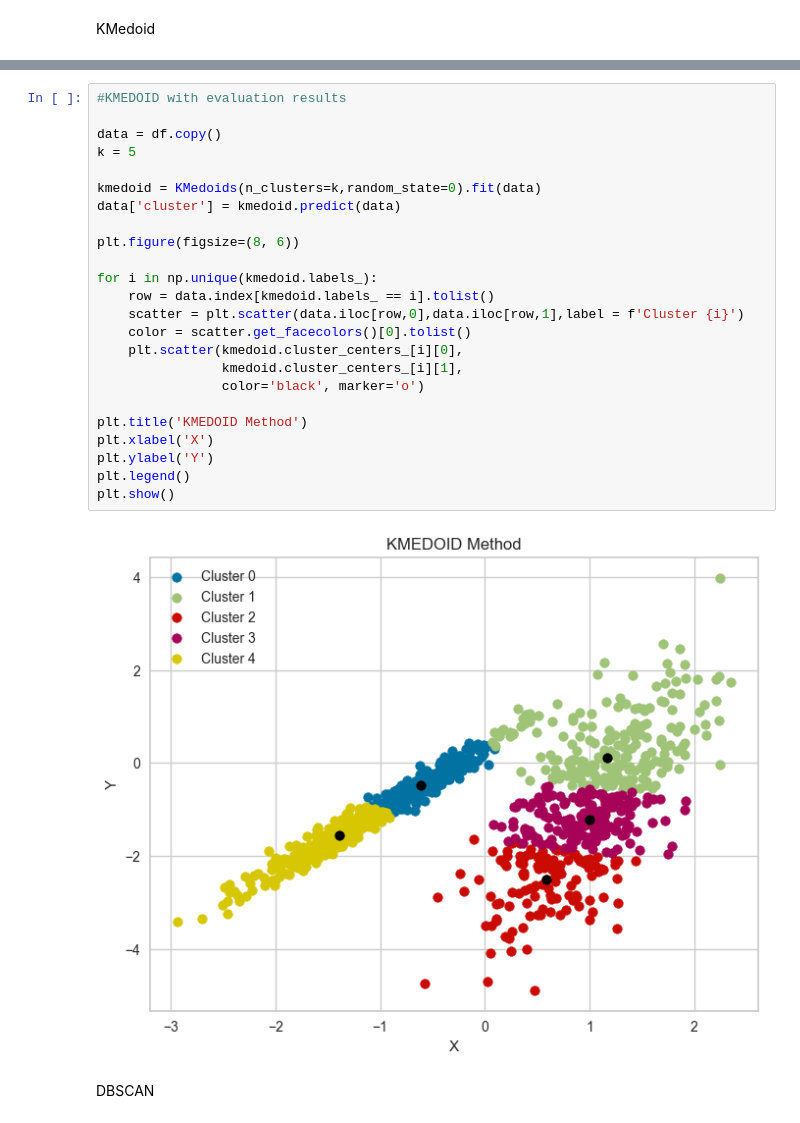
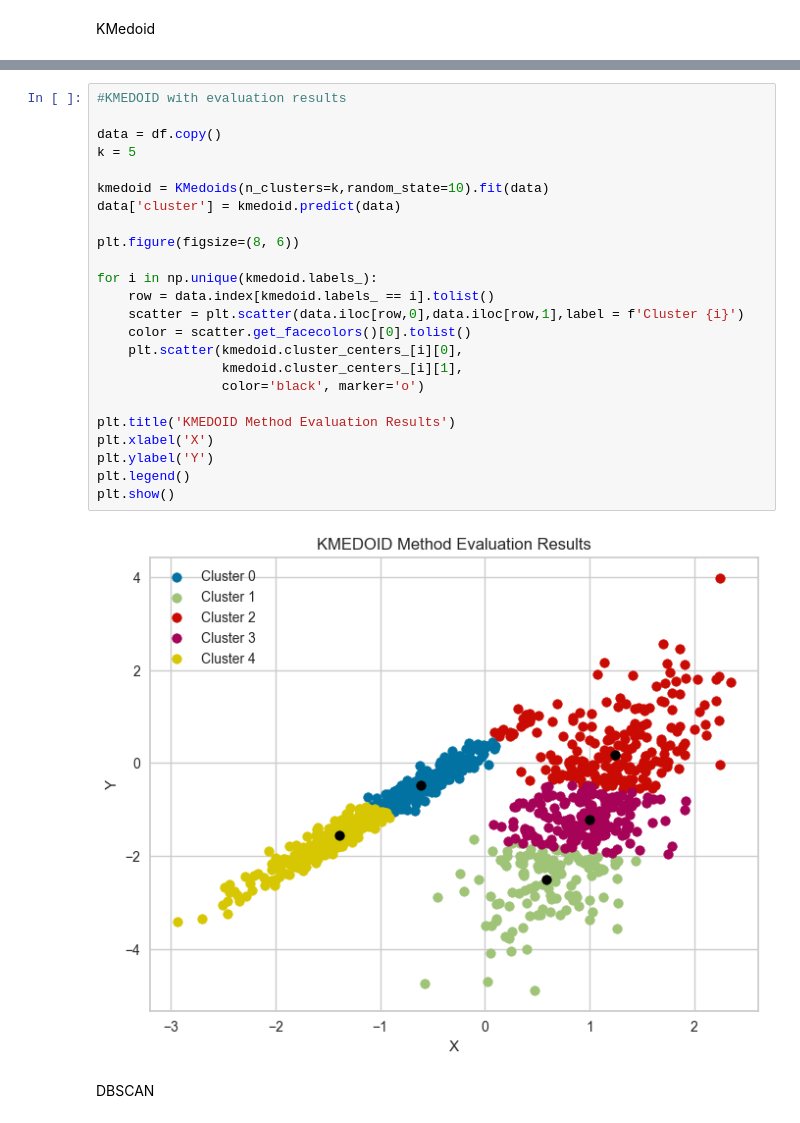
Before and after one commit to Joao-Bornelli/Clusterization, a Jupyter notebook: clusterization.ipynb, the cells around one changed output, grey strips where cells are left out. Drawn from its saved outputs; the diff is of its cells as text.

```diff
--- a/clusterization.ipynb
+++ b/clusterization.ipynb
@@ -222,29 +193,29 @@ plt.show()
 # %%
 #KMEDOID with evaluation results
 
 data = df.copy()
 k = 5
 
-kmedoid = KMedoids(n_clusters=k,random_state=0).fit(data)
+kmedoid = KMedoids(n_clusters=k,random_state=10).fit(data)
 data['cluster'] = kmedoid.predict(data)
 
 plt.figure(figsize=(8, 6))
 
 for i in np.unique(kmedoid.labels_):
     row = data.index[kmedoid.labels_ == i].tolist()
     scatter = plt.scatter(data.iloc[row,0],data.iloc[row,1],label = f'Cluster {i}')
     color = scatter.get_facecolors()[0].tolist()
     plt.scatter(kmedoid.cluster_centers_[i][0],
                 kmedoid.cluster_centers_[i][1],
                 color='black', marker='o')
 
-plt.title('KMEDOID Method')
+plt.title('KMEDOID Method Evaluation Results')
 plt.xlabel('X')
 plt.ylabel('Y')
 plt.legend()
 plt.show()
 # %% [output]
-[figure, old version]
+[figure, new version]
 # %% [markdown]
 DBSCAN
 # %%
```
Also changed, not shown: parts of 13 cells of this notebook.
